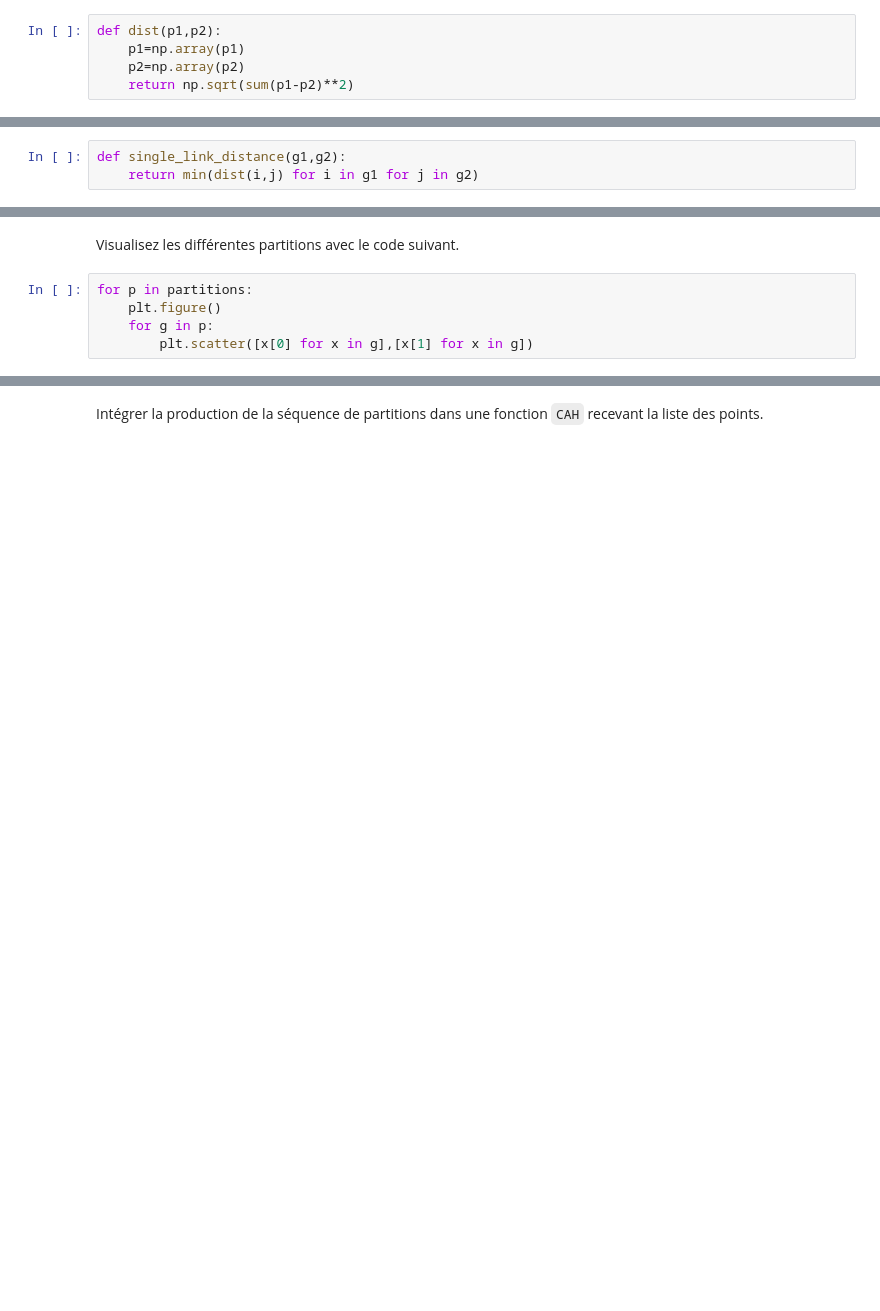
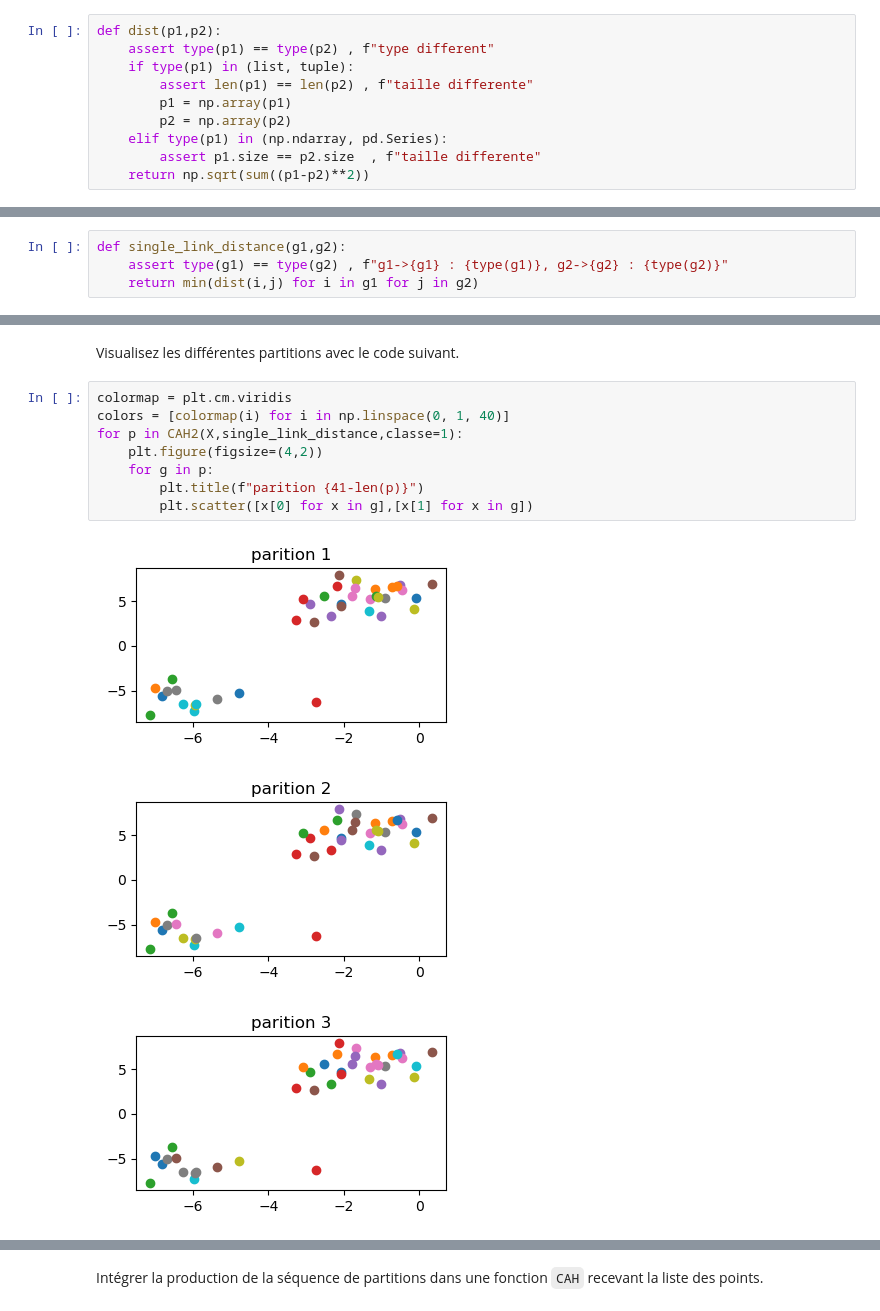
Before and after one commit to Souniz/TPVisualisation, a Jupyter notebook: CAH.ipynb, the cells around one changed output, grey strips where cells are left out. Cells and saved outputs as stored; diff of their text form; blank space fills up the shorter version.

```diff
--- a/CAH.ipynb
+++ b/CAH.ipynb
@@ -12,9 +12,14 @@ import copy
 Implantez une fonction renvoyant la distance euclidienne entre deux points. Ces points devront être de même dimension. Ils pourront être implanté comme une liste, un tuple, un tableau numpy unidirectionnel ou une Series.
 # %%
 def dist(p1,p2):
-    p1=np.array(p1)
-    p2=np.array(p2)
-    return np.sqrt(sum(p1-p2)**2)
+    assert type(p1) == type(p2) , f"type different"
+    if type(p1) in (list, tuple):
+        assert len(p1) == len(p2) , f"taille differente"
+        p1 = np.array(p1)
+        p2 = np.array(p2)
+    elif type(p1) in (np.ndarray, pd.Series):
+        assert p1.size == p2.size  , f"taille differente"
+    return np.sqrt(sum((p1-p2)**2))
 # %% [markdown]
 Exécutez la cellule suivante
 # %%
@@ -40,6 +45,7 @@ parti=[[i] for i in X.to_numpy()]
 Implantez la fonction `single_link_distance` qui, prenant deux groupes `g1` et `g2` en paramètres, renvoie la plus petite distance entre un élément de `g1` et un élément de `g2`.
 # %%
 def single_link_distance(g1,g2):
+    assert type(g1) == type(g2) , f"g1->{g1} : {type(g1)}, g2->{g2} : {type(g2)}"
     return min(dist(i,j) for i in g1 for j in g2)
 # %% [markdown]
 Donnez l'instruction ou la séquence d'instructions qui, considérant une partition (ensemble de groupes), produit un dictionnaire dans lequel la clé est la distance (single_link_distance) entre deux groupes et la valeur associée est le tuple des indices des deux groupes entre lesquels cette distance est calculée.
@@ -84,8 +90,14 @@ NameError: name 'fusione' is not defined
 # %% [markdown]
 Visualisez les différentes partitions avec le code suivant.
 # %%
-for p in partitions:
-    plt.figure()
+colormap = plt.cm.viridis
+colors = [colormap(i) for i in np.linspace(0, 1, 40)]
+for p in CAH2(X,single_link_distance,classe=1):
+    plt.figure(figsize=(4,2))
     for g in p:
+        plt.title(f"parition {41-len(p)}")
         plt.scatter([x[0] for x in g],[x[1] for x in g])
 # %% [output]
+[figure, added]
+[figure, added]
+[figure, added]
```
Also changed, not shown: parts of 14 cells of this notebook, 1 other file.
